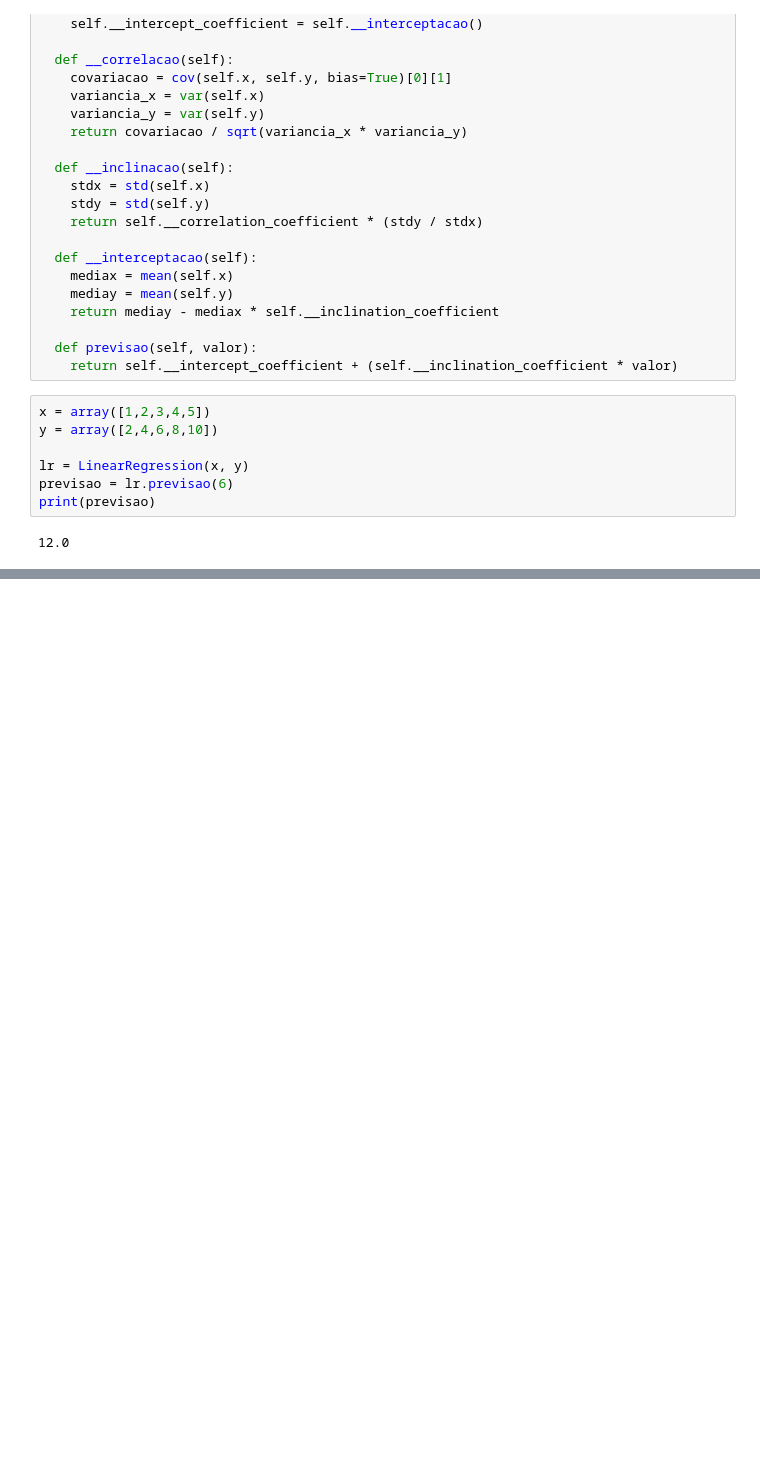
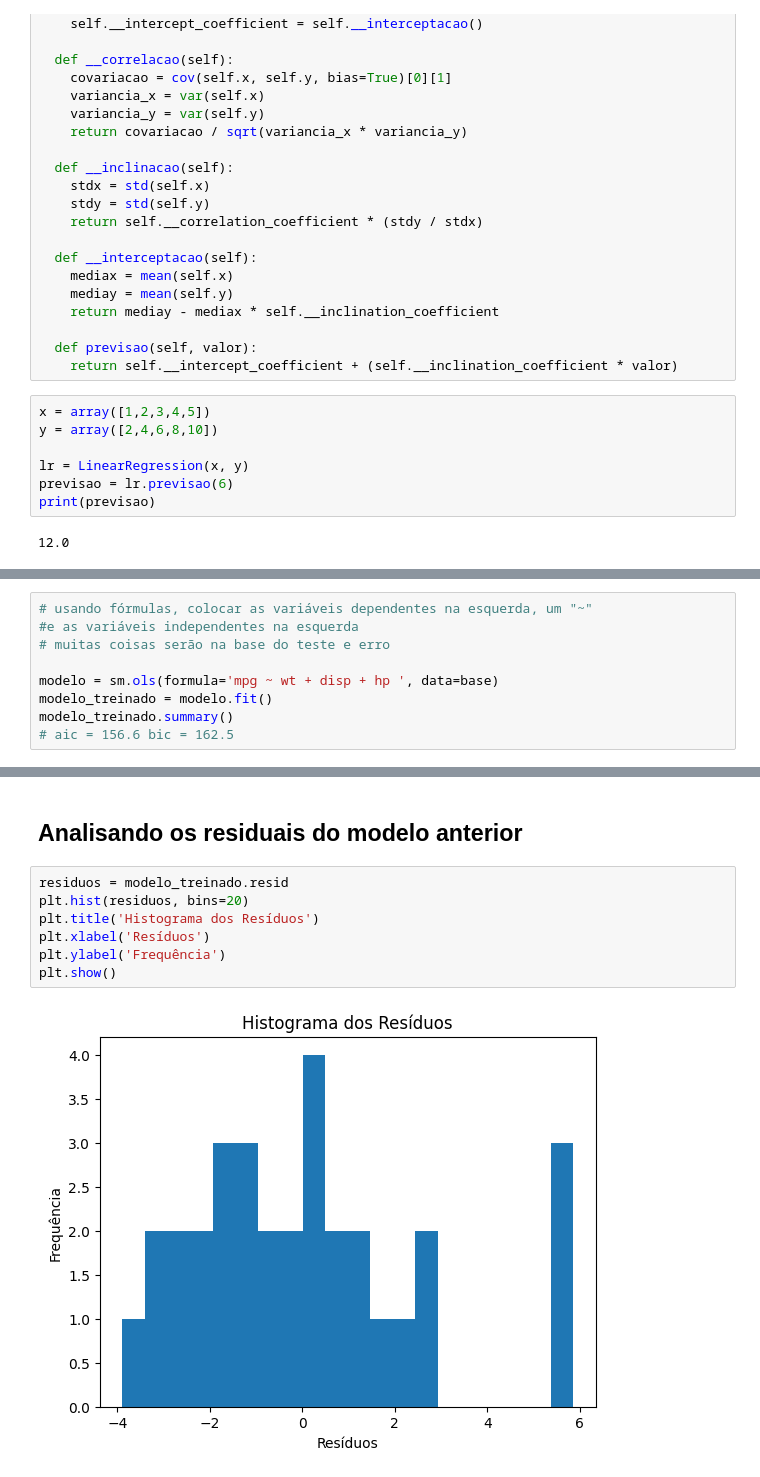
Before and after one commit to AngeloCarnevale/machine-learning, a Jupyter notebook: machine_learning.ipynb, the cells around one changed output, grey strips where cells are left out. Cells and saved outputs as stored; diff of their text form; blank space fills up the shorter version.

```diff
--- a/machine_learning.ipynb
+++ b/machine_learning.ipynb
@@ -40,0 +100,9 @@ print(previsao)
+# %%
+# usando fórmulas, colocar as variáveis dependentes na esquerda, um "~"
+#e as variáveis independentes na esquerda
+# muitas coisas serão na base do teste e erro
+
+modelo = sm.ols(formula='mpg ~ wt + disp + hp ', data=base)
+modelo_treinado = modelo.fit()
+modelo_treinado.summary()
+# aic = 156.6 bic = 162.5
@@ -40,0 +133,11 @@ print(previsao)
+# %% [markdown]
+## Analisando os residuais do modelo anterior
+# %%
+residuos = modelo_treinado.resid
+plt.hist(residuos, bins=20)
+plt.title('Histograma dos Resíduos')
+plt.xlabel('Resíduos')
+plt.ylabel('Frequência')
+plt.show()
+# %% [output]
+[figure, added]
```
Also changed, not shown: parts of 16 cells of this notebook.
